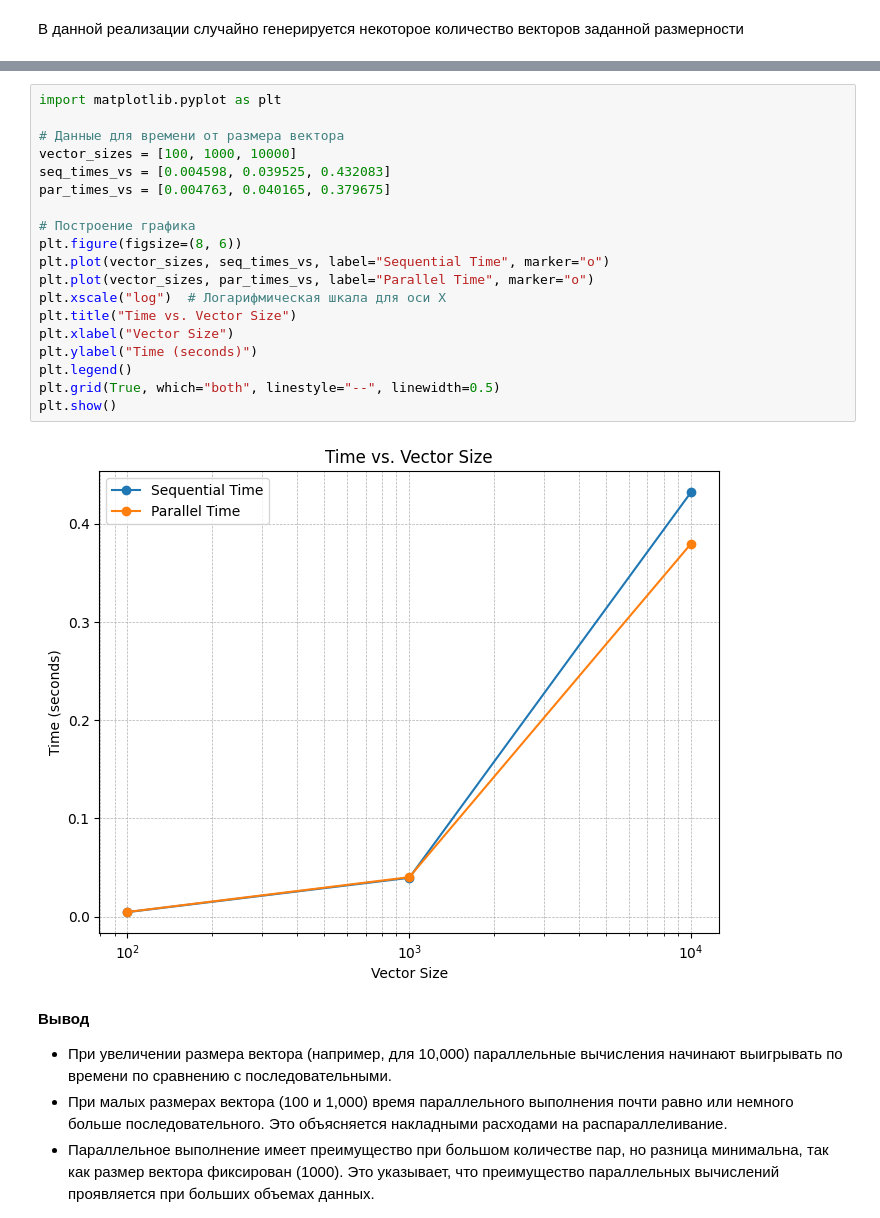
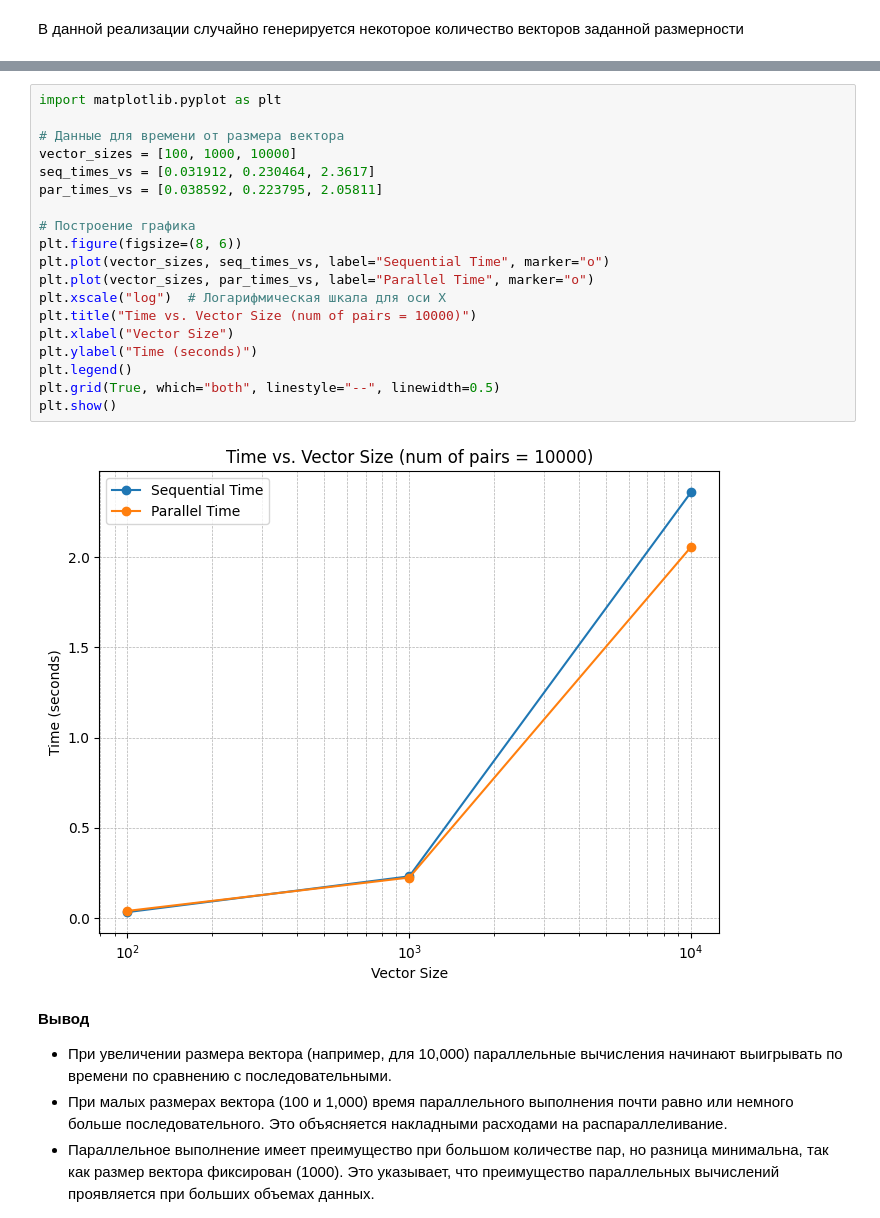
Before and after one commit to naelxd/openmp_ex_univ, a Jupyter notebook: Отчет.ipynb, the cells around one changed output, grey strips where cells are left out. Cells and saved outputs as stored; diff of their text form.

```diff
--- a/Отчет.ipynb
+++ b/Отчет.ipynb
@@ -476,24 +475,24 @@ plt.show()
 # %%
 import matplotlib.pyplot as plt
 
 # Данные для времени от размера вектора
 vector_sizes = [100, 1000, 10000]
-seq_times_vs = [0.004598, 0.039525, 0.432083]
-par_times_vs = [0.004763, 0.040165, 0.379675]
+seq_times_vs = [0.031912, 0.230464, 2.3617]
+par_times_vs = [0.038592, 0.223795, 2.05811]
 
 # Построение графика
 plt.figure(figsize=(8, 6))
 plt.plot(vector_sizes, seq_times_vs, label="Sequential Time", marker="o")
 plt.plot(vector_sizes, par_times_vs, label="Parallel Time", marker="o")
 plt.xscale("log")  # Логарифмическая шкала для оси X
-plt.title("Time vs. Vector Size")
+plt.title("Time vs. Vector Size (num of pairs = 10000)")
 plt.xlabel("Vector Size")
 plt.ylabel("Time (seconds)")
 plt.legend()
 plt.grid(True, which="both", linestyle="--", linewidth=0.5)
 plt.show()
 # %% [output]
-[figure, old version]
+[figure, new version]
 # %% [markdown]
 **Вывод**
 - При увеличении размера вектора (например, для 10,000) параллельные вычисления начинают выигрывать по времени по сравнению с последовательными.
```
Also changed, not shown: parts of 2 cells of this notebook, 1 other file.
